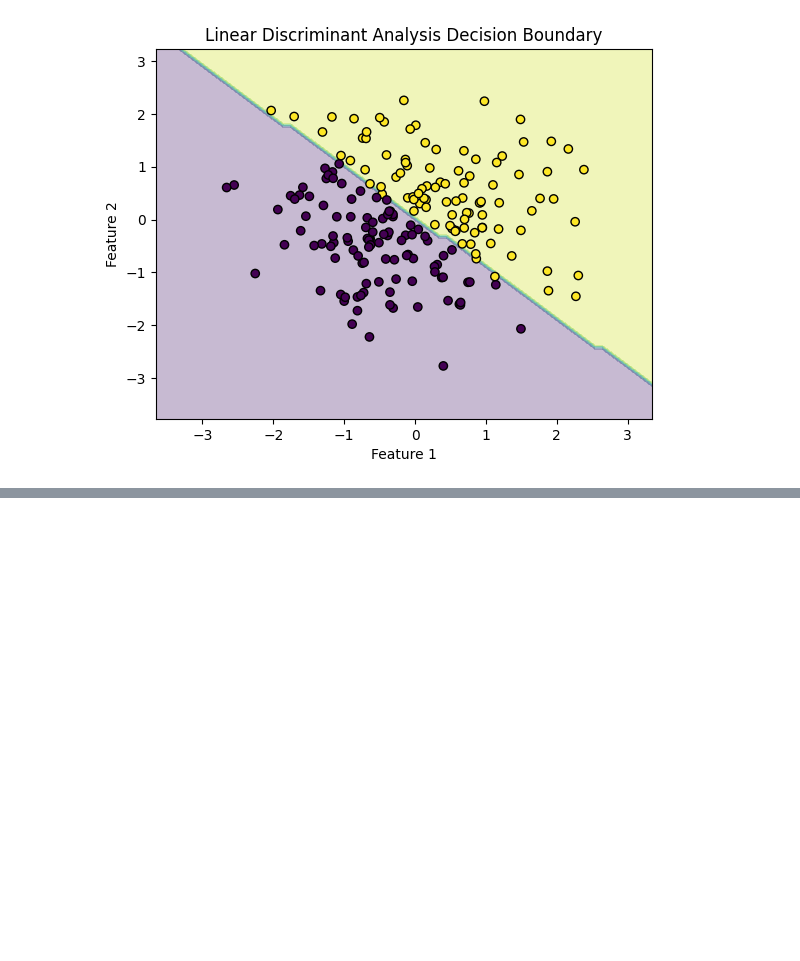
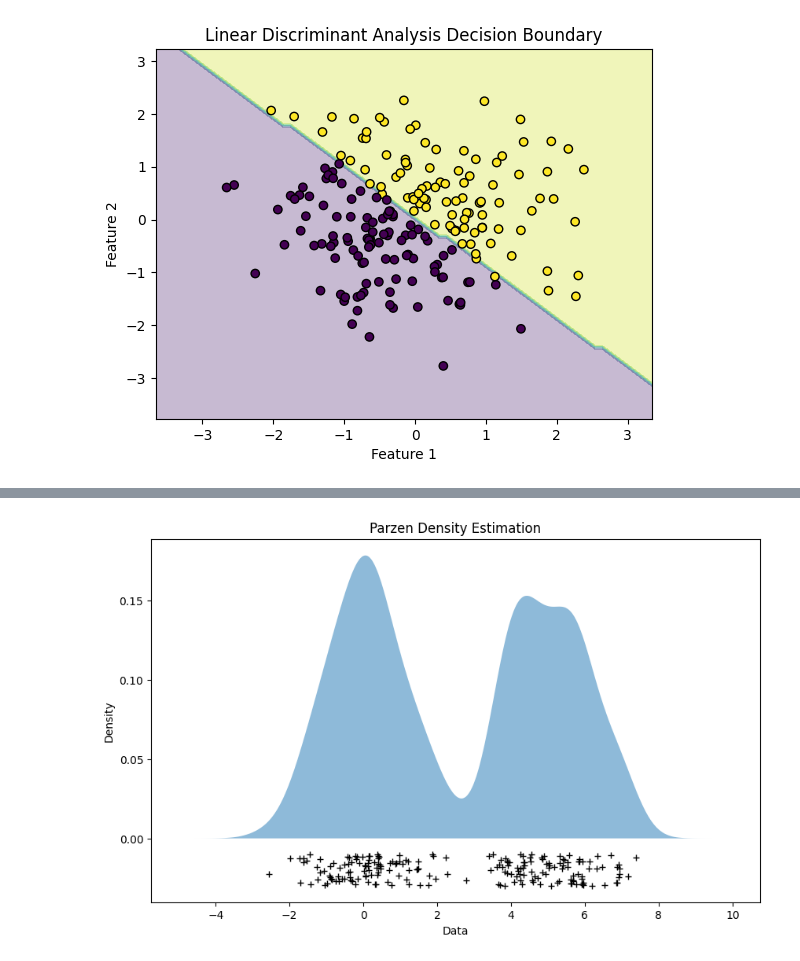
Before and after one commit to OmarTheMostWanted/CSE-DSAIT4005-Machine-and-Deep-Learning, a Jupyter notebook: Notes.ipynb, the cells around one changed output, grey strips where cells are left out. Saved outputs shown, nothing was run; the diff lists cells and outputs as text; code cells hidden in the pictures; blank space fills up the shorter version.

Commit message:
parzen Density Estimation

```diff
--- a/Notes.ipynb
+++ b/Notes.ipynb
@@ -747,0 +1009,35 @@ Accuracy: 0.9833333333333333
+# %%
+import numpy as np
+import matplotlib.pyplot as plt
+from sklearn.neighbors import KernelDensity
+
+# Generate synthetic data
+np.random.seed(0)
+X = np.concatenate([np.random.normal(0, 1, 100), np.random.normal(5, 1, 100)])[:, np.newaxis]
+
+# Define the bandwidth
+bandwidth = 0.5
+
+# Initialize the Kernel Density Estimator
+kde = KernelDensity(kernel='gaussian', bandwidth=bandwidth)
+
+# Fit the model
+kde.fit(X)
+
+# Generate points where we want to estimate the density
+X_plot = np.linspace(-5, 10, 1000)[:, np.newaxis]
+
+# Estimate the density
+log_dens = kde.score_samples(X_plot)
+dens = np.exp(log_dens)
+
+# Plot the results
+plt.figure(figsize=(10, 6))
+plt.fill_between(X_plot[:, 0], dens, alpha=0.5)
+plt.plot(X[:, 0], -0.01 - 0.02 * np.random.random(X.shape[0]), '+k')
+plt.title('Parzen Density Estimation')
+plt.xlabel('Data')
+plt.ylabel('Density')
+plt.show()
+# %% [output]
+[figure, added]
```
Also changed, not shown: parts of 7 cells of this notebook.
